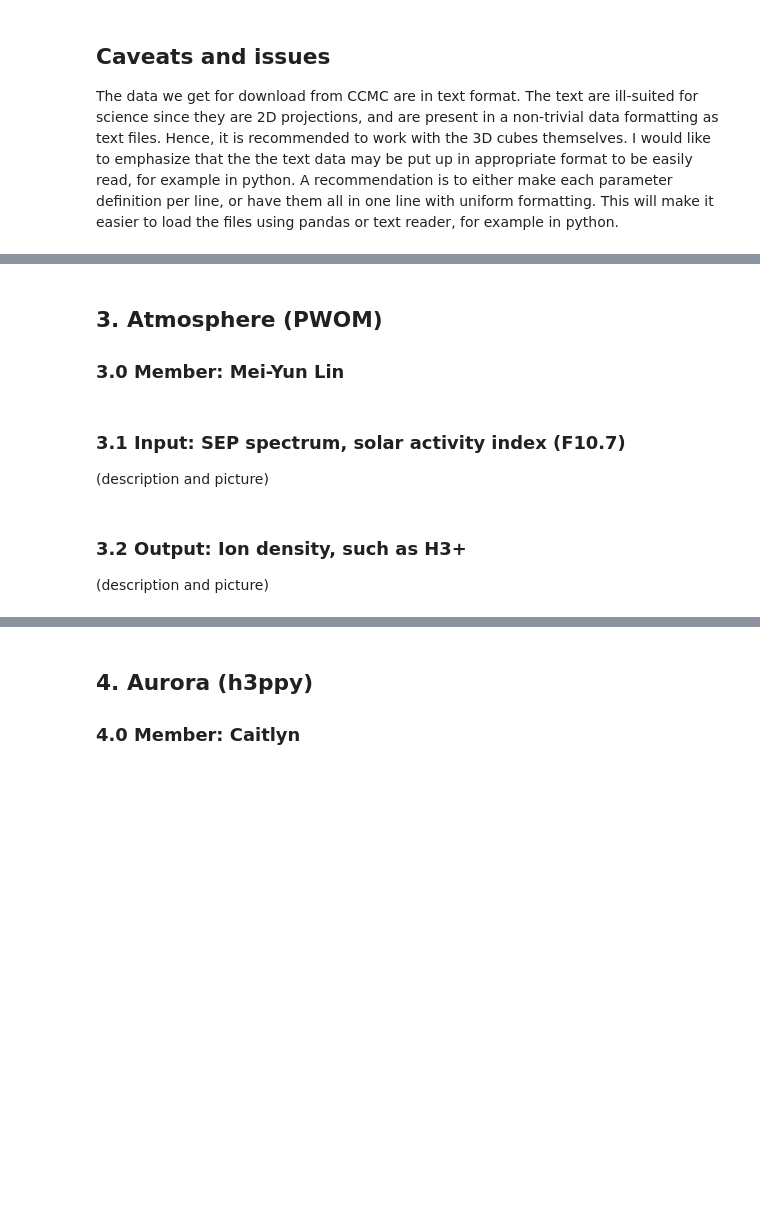
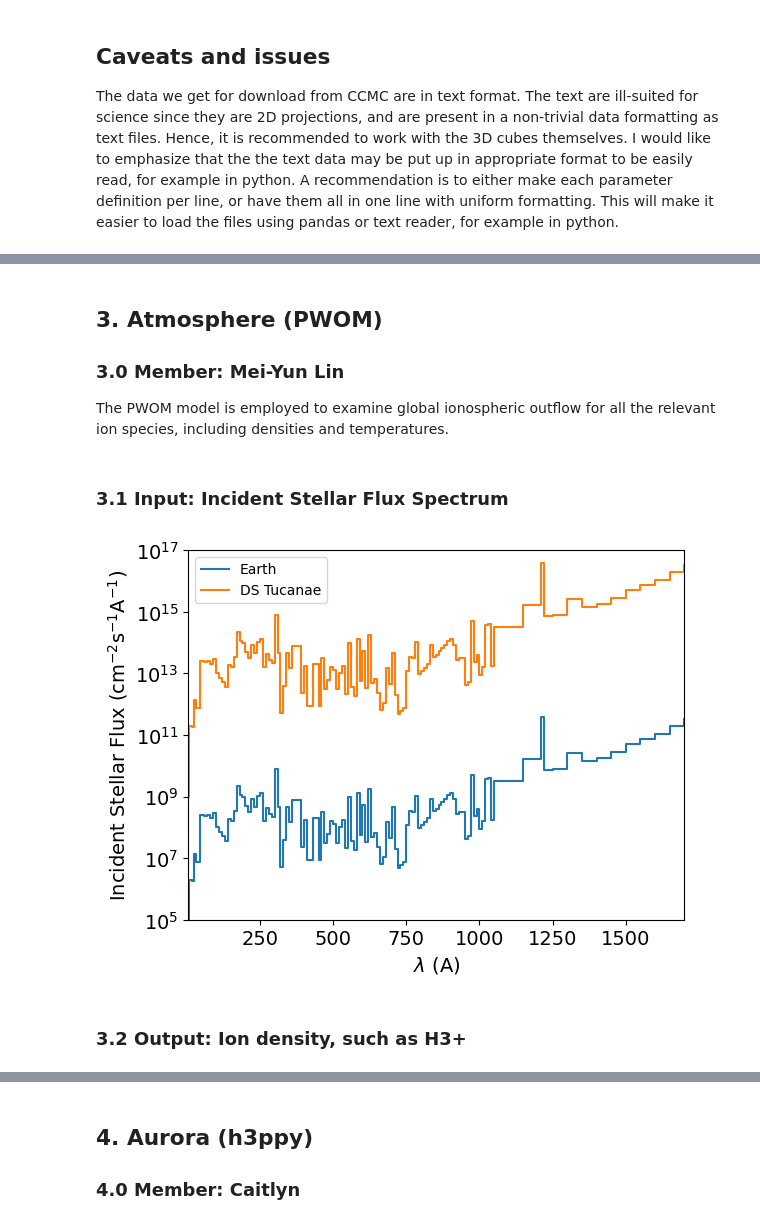
Before and after one commit to jack-eddy-symposium/exoplanetary-impact, a Jupyter notebook: exo_2023/exo_2023_notebook.ipynb, the cells around one changed output, grey strips where cells are left out. Saved outputs shown, nothing was run; the diff lists cells and outputs as text; code cells hidden in the pictures; blank space fills up the shorter version.

```diff
--- a/exo_2023/exo_2023_notebook.ipynb
+++ b/exo_2023/exo_2023_notebook.ipynb
@@ -75,9 +75,54 @@ The typical 2D snapshot (found in "data/it000101_003000_000.tec") is a text file
 # %% [markdown]
 ## 3. Atmosphere (PWOM)
 ### 3.0 Member: Mei-Yun Lin
+
+The PWOM model is employed to examine global ionospheric outflow for all the relevant ion species, including densities and temperatures.
 # %% [markdown]
-### 3.1 Input: SEP spectrum, solar activity index (F10.7)
-(description and picture)
+### 3.1 Input: Incident Stellar Flux Spectrum
+# %%
+import numpy
+import matplotlib
+from matplotlib.pyplot import *
+
+ssfile = open("../data/ssflux_euvac.dat", "r")
+
+result_ssfile=ssfile.readline()
+
+ssflux = numpy.zeros(246)
+wavelength = numpy.zeros(246)
+
+for j in range(123):
+    result_ssfile = ssfile.readline().split()
+
+    if(float(result_ssfile[2]) == 0 and j > 0):
+        ssflux[2*j] = ssflux[2*j-1]
+    else:
+        ssflux[2*j] = (float(result_ssfile[2]))#/(float(result_ssfile[3]))
+    wavelength[2*j] = float(result_ssfile[0])
+
+    ssflux[2*j+1] = ssflux[2*j]#(float(result_ssfile[2]))#/(float(result_ssfile[3]))
+    wavelength[2*j+1] = float(result_ssfile[1])
+
+# print(wavelength)
+# print(ssflux)
+
+plot(wavelength[:], ssflux[:])
+
+plot(wavelength[:], ssflux[:]*1E5)
+
+xlabel("$\lambda$ (A)",fontsize=14)
+ylabel("Incident Stellar Flux (cm$^{-2}$s$^{-1}$A$^{-1}$)",fontsize=14)
+
+tick_params(axis='x',labelsize=14)
+tick_params(axis='y',labelsize=14)
+
+legend(("Earth","DS Tucanae"),loc='best')
+
+
+axis([5,1700,1E5,1E17])
+
+yscale('log')
+# %% [output]
+[figure, added]
 # %% [markdown]
 ### 3.2 Output: Ion density, such as H3+
-(description and picture)
```
Also changed, not shown: parts of 2 cells of this notebook, 3 other files.
